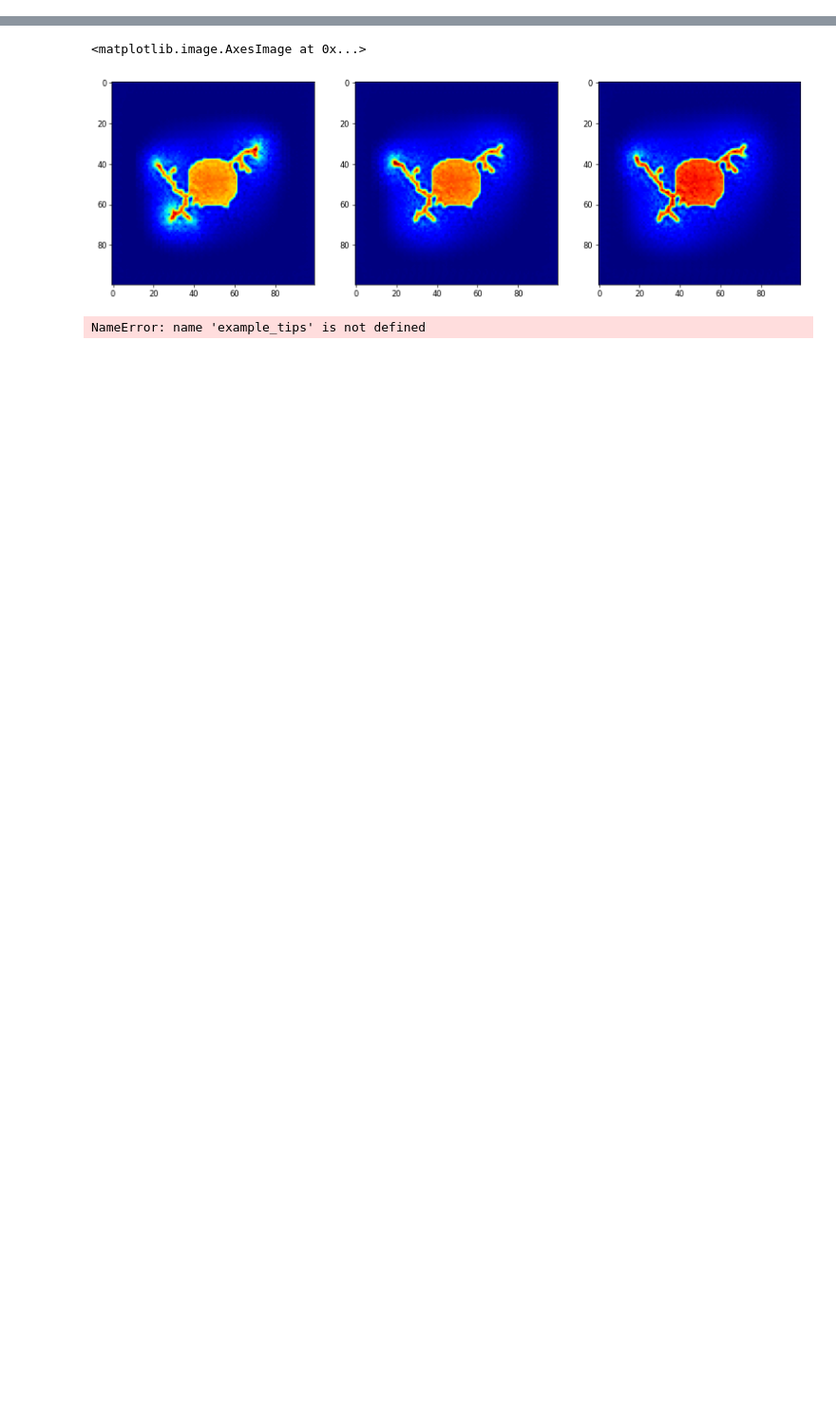
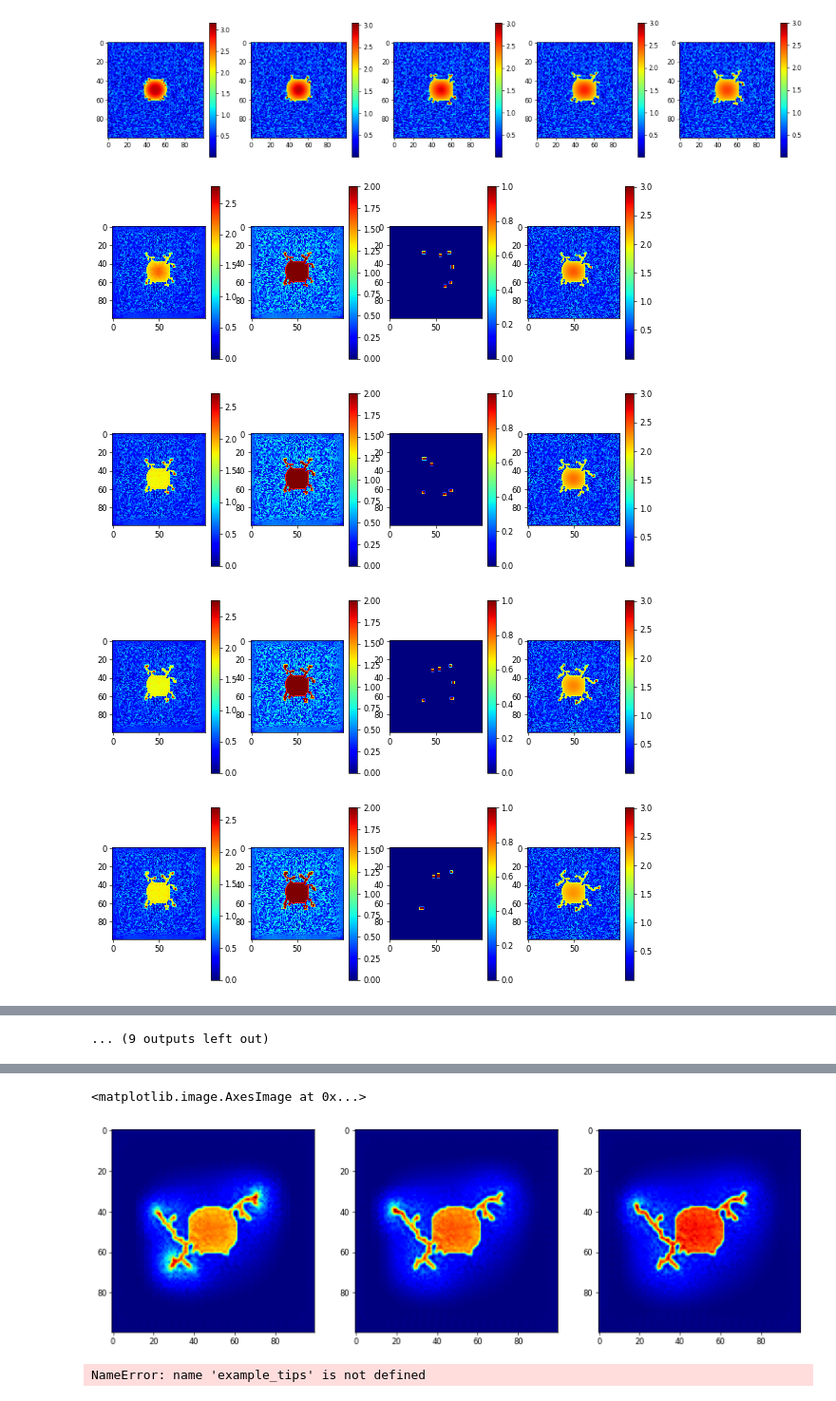
Before and after one commit to kuanrenqian/RecurrentNG, a Jupyter notebook: tensorflow_version/NeuronGrowthML_main_test.ipynb, the cells around one changed output, grey strips where cells are left out. Shown at 95% size. Drawn from its saved outputs; the diff is of its cells as text; code cells hidden in the pictures; blank space fills up the shorter version.

```diff
--- a/tensorflow_version/NeuronGrowthML_main_test.ipynb
+++ b/tensorflow_version/NeuronGrowthML_main_test.ipynb
@@ -519,0 +655,73 @@ def push(input, cutoff):
+# %%
+import matlab.engine
+eng = matlab.engine.start_matlab()
+
+rand_case = np.random.randint((len(val_dataset)))
+example_x = np.expand_dims(val_dataset[rand_case,:,:,:,0], axis=3)
+example_theta = val_dataset[rand_case,0,:,:,1]
+tmp_p_var = example_theta
+
+plt.figure(figsize=(20, 4), dpi=60)
+plt.subplot(1,5,1)
+plt.imshow(example_x[0,:,:,0], cmap='jet')
+plt.colorbar()
+plt.subplot(1,5,2)
+plt.imshow(example_x[1,:,:,0], cmap='jet')
+plt.colorbar()
+plt.subplot(1,5,3)
+plt.imshow(example_x[2,:,:,0], cmap='jet')
+plt.colorbar()
+plt.subplot(1,5,4)
+plt.imshow(example_x[3,:,:,0], cmap='jet')
+plt.colorbar()
+plt.subplot(1,5,5)
+plt.imshow(example_x[4,:,:,0], cmap='jet')
+plt.colorbar()
+plt.show()
+
+x_in = np.expand_dims(example_x[0:5,...],axis=0)
+
+for i in range(20):
+    new_prediction = model.predict(x_in,verbose="0")
+    predicted_frame = np.expand_dims(new_prediction[0,-1, ...], axis=0)
+    p_var = predicted_frame[0,:,:,0]
+
+    # phi = push(p_var,0.45)
+    phi = copy.copy(p_var)
+    phi[phi>1]=2
+
+    tips_phi = copy.copy(phi)
+    tips_phi[tips_phi!=2]=0
+    tips_phi[tips_phi==2]=1
+    tips = np.round(eng.generate_tips_for_python(matlab.double(np.array(tips_phi).astype('float64')),5000))
+
+    plt.figure(figsize=(12, 4), dpi=60)
+    plt.subplot(1,4,1)
+    plt.imshow(p_var, cmap='jet')
+    plt.colorbar()
+    plt.subplot(1,4,2)
+    plt.imshow(phi, cmap='jet')
+    plt.colorbar()
+    plt.subplot(1,4,3)
+    plt.imshow(tips, cmap='jet')
+    plt.colorbar()
+    plt.subplot(1,4,4)
+    plt.imshow(example_x[i+5,:,:,0], cmap='jet')
+    plt.colorbar()
+    plt.show()
+
+    tmp_p_var[phi==2] = 2
+    tmp = np.zeros(x_in.shape)
+    tmp[0,0,...] = x_in[0,1,...]
+    tmp[0,1,...] = x_in[0,2,...]
+    tmp[0,2,...] = x_in[0,3,...]
+    tmp[0,3,...] = x_in[0,4,...]
+    tmp[0,4,:,:,0] = tmp_p_var+tips
+
+    x_in = tmp
+# %% [output]
+[figure, added]
+[figure, added]
+[figure, added]
+[figure, added]
+[figure, added]
@@ -520,3 +735,4 @@ def push(input, cutoff):
+... (9 outputs left out)
 # %%
 import matlab.engine
 eng = matlab.engine.start_matlab()
```
Also changed, not shown: parts of 16 cells of this notebook, 5 other files.
